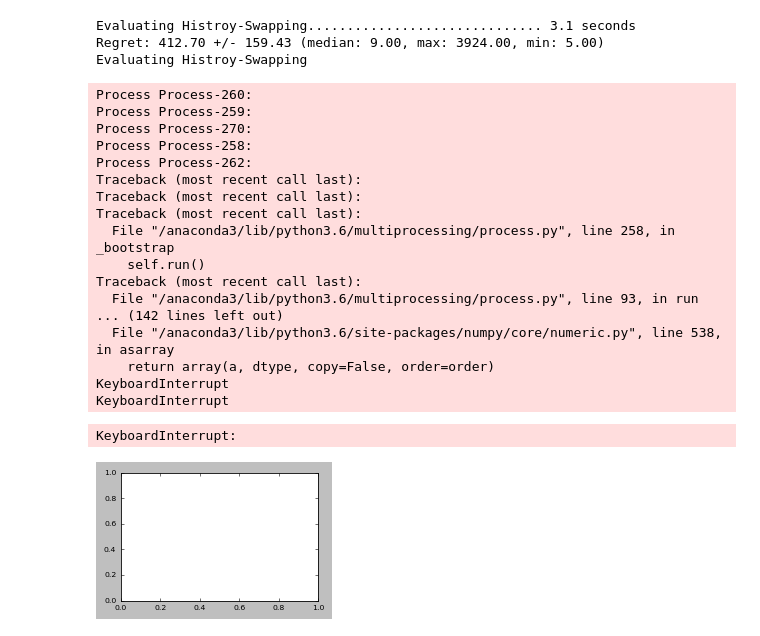
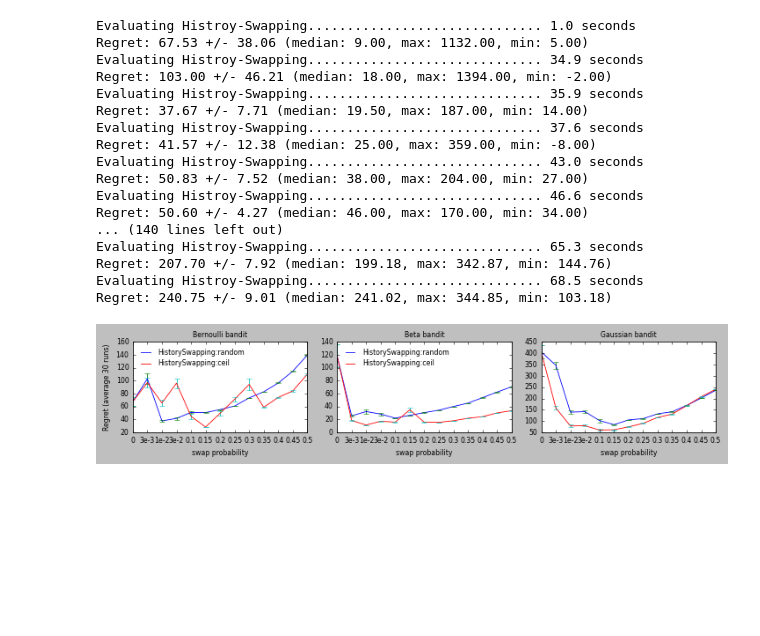
Before and after one commit to MyTHWN/Bandit-Randomization-Algorithms, a Jupyter notebook: notebooks/HSE_parallel_tune.ipynb, the cells around one changed output. Saved outputs shown, nothing was run; the diff lists cells and outputs as text; code cells hidden in the pictures; blank space fills up the shorter version.

```diff
--- a/notebooks/HSE_parallel_tune.ipynb
+++ b/notebooks/HSE_parallel_tune.ipynb
@@ -54,20 +54,22 @@ num_runs = 30
 n = 10000
 K = 10
 
-plt.figure(figsize=(7, 2))
+plt.figure(figsize=(9, 2))
 algs = ['HistorySwapping']
 colors = {'HistorySwapping':'red'}
 
-for fig in range(2):
+for fig in range(3):
   env = []
   for run in range(num_runs):
     mu = np.random.rand(K)
     if fig == 0:
       env.append(BerBandit(mu))
+    elif fig == 1:
+      env.append(BetaBandit(mu))
     else:
-      env.append(BetaBandit(mu))
+      env.append(GaussBandit(mu))
 
-  plt.subplot(1, 2, fig + 1)
+  plt.subplot(1, 3, fig + 1)
   #plt.subplot(1, 1, 1)
 
   for alg in algs:
@@ -76,54 +78,52 @@ for fig in range(2):
         regret_means = []
         regret_vars = []
         for swap_prob in swap_probs:
             regret, _ = evaluate_parallel(alg_class, {"swap_prob": swap_prob,
-                        "sample_method": sample_method}, env, n, num_process=14)
+                        "sample_method": sample_method}, env, n, num_process=12)
             cum_regret = regret.sum(axis=0)
             regret_means.append(cum_regret.mean())
             regret_vars.append(cum_regret.std()/num_runs)
 
         plt.plot(x_axis, regret_means, dashes=linestyle2dashes('-'), label=alg+':'+sample_method)
         plt.errorbar(x_axis, regret_means, regret_vars, fmt="none")#, ecolor=colors[alg])
         plt.xticks(x_axis, swap_probs_labels)
 
   if fig == 0:
     plt.title("Bernoulli bandit")
+  elif fig == 1:
+    plt.title("Beta bandit")
   else:
-    plt.title("Beta bandit")
+    plt.title("Gaussian bandit")
 
   plt.xlabel("swap probability")
   if not fig:
     plt.ylabel("Regret (average {} runs)".format(num_runs))
 
   if fig <= 1:
     plt.legend(loc="upper left", frameon=False)
 
 plt.tight_layout()
 now = datetime.datetime.now()
 with open("../results/HS_vs_SwapProb_{}_{}_{}_{}.jpeg" \
           .format(now.month, now.day, now.hour, now.minute), "wb") as f:
   plt.savefig(f, format="jpeg", dpi=1200, bbox_inches=0)
 plt.show()
 # %% [output]
-Evaluating Histroy-Swapping.............................. 3.1 seconds
-Regret: 412.70 +/- 159.43 (median: 9.00, max: 3924.00, min: 5.00)
-Evaluating Histroy-Swapping
+Evaluating Histroy-Swapping.............................. 1.0 seconds
+Regret: 67.53 +/- 38.06 (median: 9.00, max: 1132.00, min: 5.00)
+Evaluating Histroy-Swapping.............................. 34.9 seconds
+Regret: 103.00 +/- 46.21 (median: 18.00, max: 1394.00, min: -2.00)
+Evaluating Histroy-Swapping.............................. 35.9 seconds
+Regret: 37.67 +/- 7.71 (median: 19.50, max: 187.00, min: 14.00)
+Evaluating Histroy-Swapping.............................. 37.6 seconds
+Regret: 41.57 +/- 12.38 (median: 25.00, max: 359.00, min: -8.00)
+Evaluating Histroy-Swapping.............................. 43.0 seconds
+Regret: 50.83 +/- 7.52 (median: 38.00, max: 204.00, min: 27.00)
+Evaluating Histroy-Swapping.............................. 46.6 seconds
+Regret: 50.60 +/- 4.27 (median: 46.00, max: 170.00, min: 34.00)
+... (140 lines left out)
+Evaluating Histroy-Swapping.............................. 65.3 seconds
+Regret: 207.70 +/- 7.92 (median: 199.18, max: 342.87, min: 144.76)
+Evaluating Histroy-Swapping.............................. 68.5 seconds
+Regret: 240.75 +/- 9.01 (median: 241.02, max: 344.85, min: 103.18)
-Process Process-260:
-Process Process-259:
-Process Process-270:
-Process Process-258:
-Process Process-262:
-Traceback (most recent call last):
-Traceback (most recent call last):
-Traceback (most recent call last):
-  File "/anaconda3/lib/python3.6/multiprocessing/process.py", line 258, in _bootstrap
-    self.run()
-Traceback (most recent call last):
-  File "/anaconda3/lib/python3.6/multiprocessing/process.py", line 93, in run
-... (142 lines left out)
-  File "/anaconda3/lib/python3.6/site-packages/numpy/core/numeric.py", line 538, in asarray
-    return array(a, dtype, copy=False, order=order)
-KeyboardInterrupt
-KeyboardInterrupt
-KeyboardInterrupt:
-[figure, old version]
+[figure, new version]
```
Also changed, not shown: parts of 1 cell of this notebook, 1 other file.
